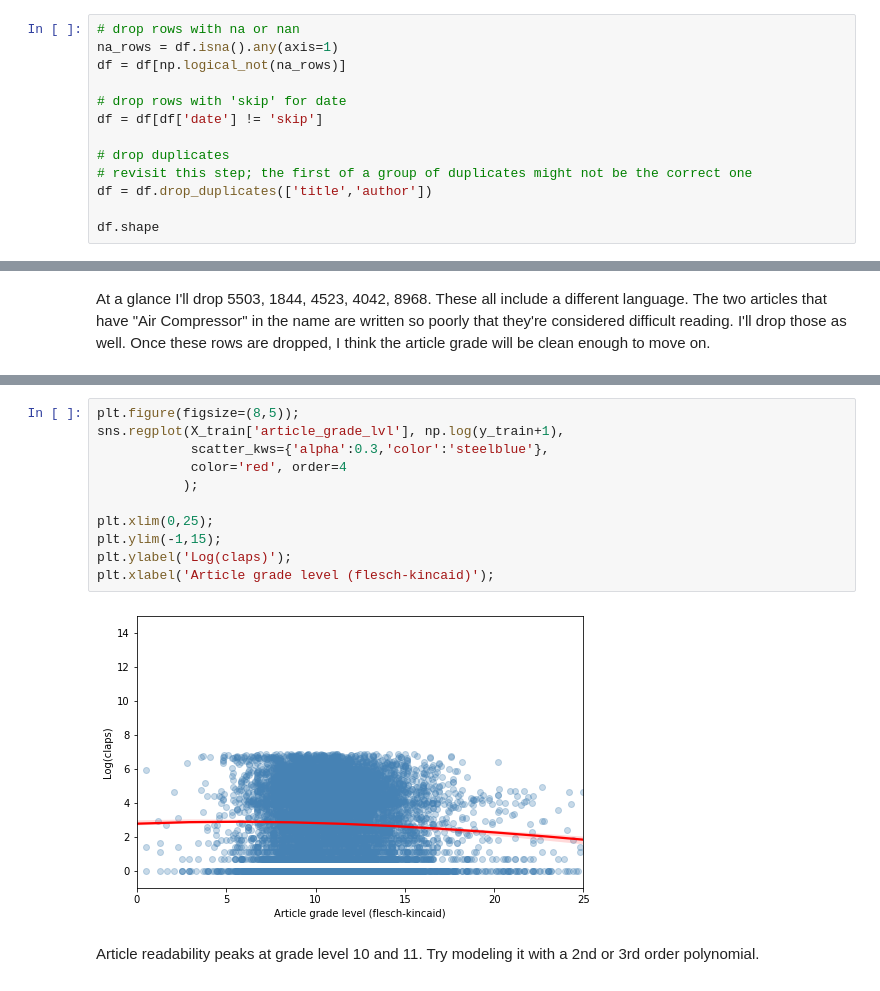
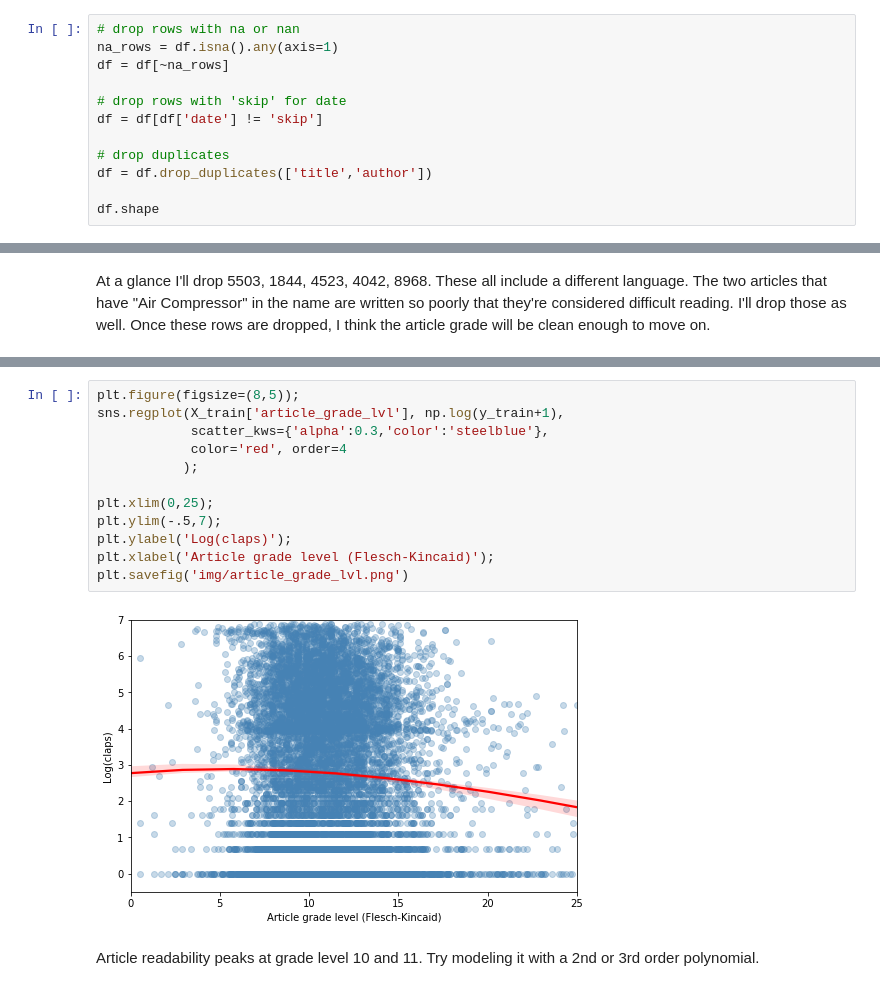
Before and after one commit to collindching/maximizing-medium-claps, a Jupyter notebook: 2 - Feature Engineering.ipynb, the cells around one changed output, grey strips where cells are left out. Cells and saved outputs as stored; diff of their text form.

```diff
--- a/2 - Processing.ipynb
+++ b/2 - Feature Engineering.ipynb
@@ -119,13 +119,12 @@ df.drop('n_responses', axis=1, inplace=True)
 # %%
 # drop rows with na or nan
 na_rows = df.isna().any(axis=1)
-df = df[np.logical_not(na_rows)]
+df = df[~na_rows]
 
 # drop rows with 'skip' for date
 df = df[df['date'] != 'skip']
 
 # drop duplicates
-# revisit this step; the first of a group of duplicates might not be the correct one
 df = df.drop_duplicates(['title','author'])
 
 df.shape
@@ -1115,16 +1132,17 @@ Warnings:
 # %%
 plt.figure(figsize=(8,5));
 sns.regplot(X_train['article_grade_lvl'], np.log(y_train+1),
             scatter_kws={'alpha':0.3,'color':'steelblue'},
             color='red', order=4
            );
 
 plt.xlim(0,25);
-plt.ylim(-1,15);
+plt.ylim(-.5,7);
 plt.ylabel('Log(claps)');
-plt.xlabel('Article grade level (flesch-kincaid)');
+plt.xlabel('Article grade level (Flesch-Kincaid)');
+plt.savefig('img/article_grade_lvl.png')
 # %% [output]
-[figure, old version]
+[figure, new version]
 # %% [markdown]
 Article readability peaks at grade level 10 and 11. Try modeling it with a 2nd or 3rd order polynomial.
 # %%
```
Also changed, not shown: parts of 39 cells of this notebook, 22 other files.
